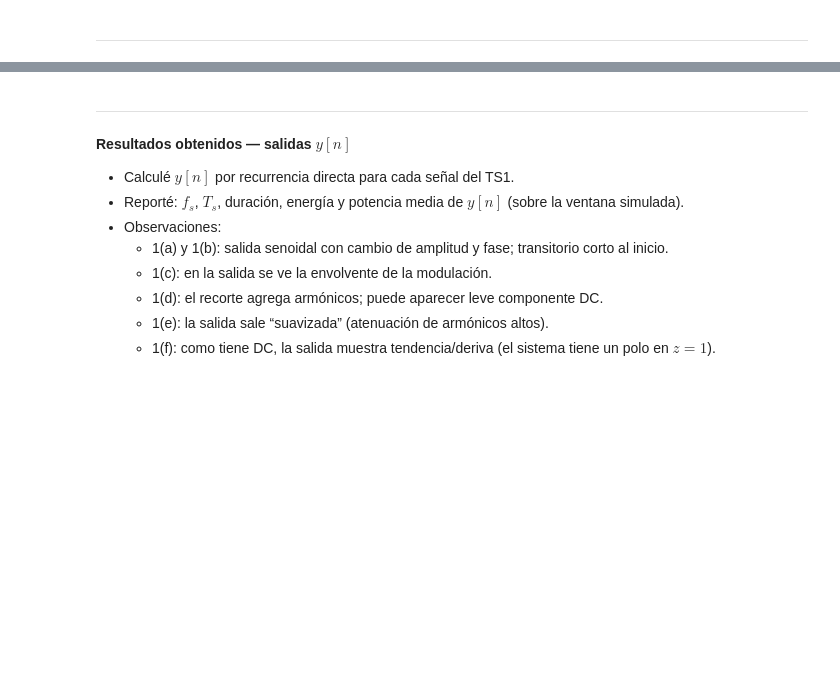
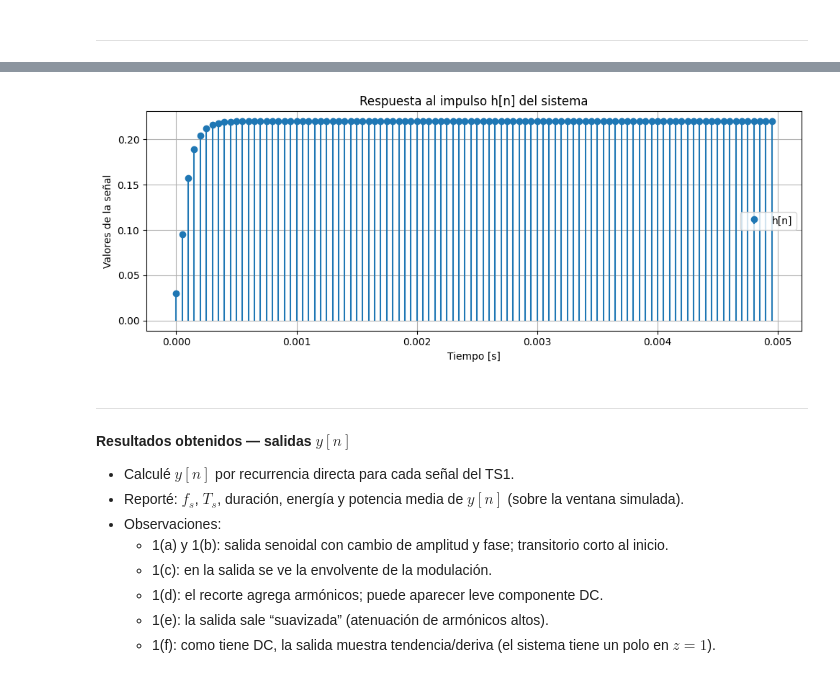
Before and after one commit to MSereGB/APS-Serena, a Jupyter notebook: Trabajos Prácticos/TS2_APS_GIL.ipynb, the cells around one changed output, grey strips where cells are left out. Saved outputs shown, nothing was run; the diff lists cells and outputs as text; code cells hidden in the pictures; blank space fills up the shorter version.

```diff
--- a/Trabajos Prácticos/TS2_APS_GIL.ipynb
+++ b/Trabajos Prácticos/TS2_APS_GIL.ipynb
@@ -129,3 +134,17 @@ plt.show()
+# %%
+# Respuesta al impulso del sistema TS2
+N_h = 100
+delta = np.zeros(N_h); delta[0] = 1.0
+h = sistema_TS2(delta)
+t_h = np.arange(N_h)/float(fs)
+
+plt.figure(figsize=(10,4))
+plt.stem(t_h, h, basefmt=" ", label="h[n]")
+plt.title("Respuesta al impulso h[n] del sistema")
+plt.xlabel("Tiempo [s]"); plt.ylabel("Valores de la señal")
+plt.grid(True); plt.legend(); plt.tight_layout(); plt.show()
+# %% [output]
+[figure, added]
 # %% [markdown]
 ---
 **Resultados obtenidos — salidas $y[n]$**
```
Also changed, not shown: parts of 5 cells of this notebook.
